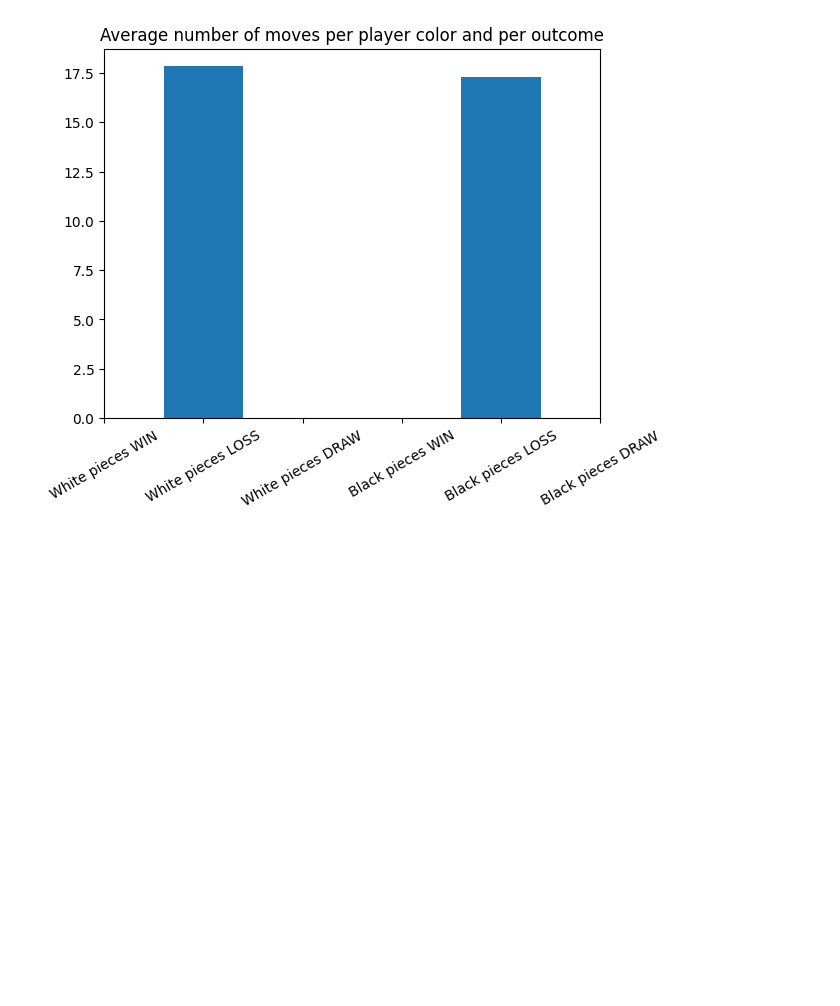
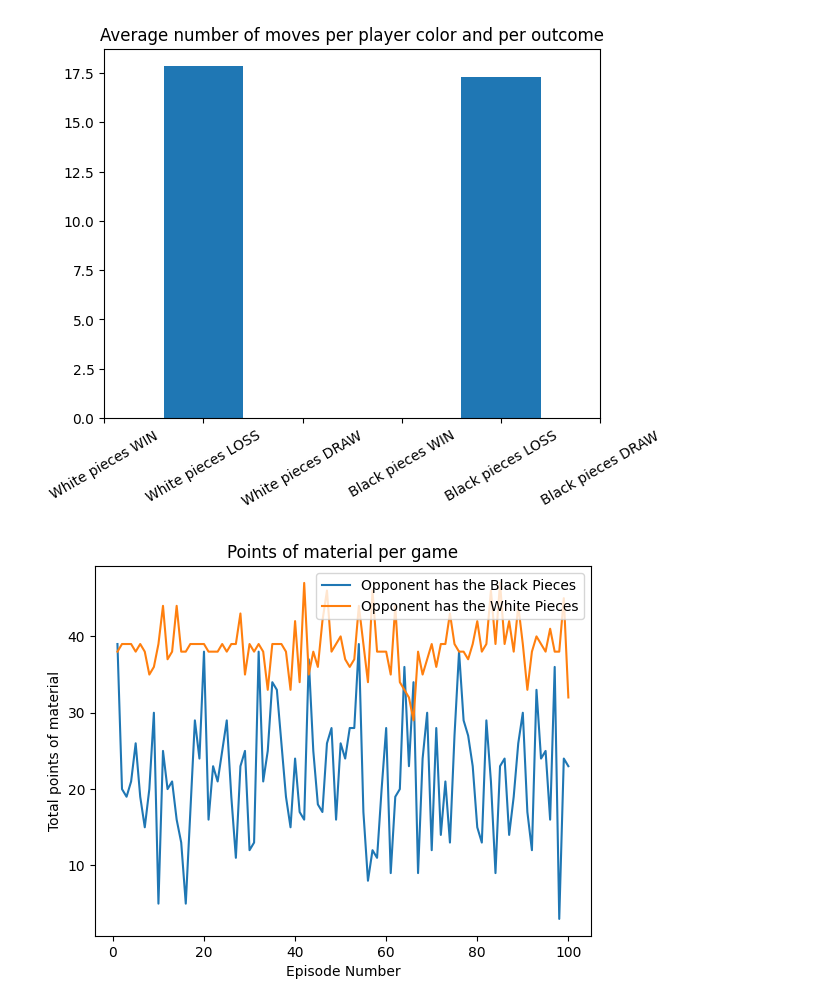
Before and after one commit to inesleonidasrocha/ChessRL23, a Jupyter notebook: RL PROJECT DeepQLearning.ipynb, the cells around one changed output. Cells and saved outputs as stored; diff of their text form; code cells hidden in the pictures; blank space fills up the shorter version.

Commit message:
more visualizations plus points of material

```diff
--- a/RL PROJECT DeepQLearning.ipynb
+++ b/RL PROJECT DeepQLearning.ipynb
@@ -1441,0 +1440,14 @@ df_test.head(3)
+# %%
+def total_opponents_points_left_line_plot(df):
+    df_white, df_black = separate_colors(df)
+    #Comparing the number of moves per game for white and black.
+    y_opp_black = np.array(df_white['opponents_points'])
+    y_opp_white = np.array(df_black['opponents_points'])
+    x = np.arange(1,len(df['EPISODE'].unique())+1)
+    plt.plot(x,y_opp_black, label="Opponent has the Black Pieces")
+    plt.plot(x,y_opp_white, label="Opponent has the White Pieces")
+    plt.legend(loc="upper right")
+    plt.title("Points of material per game")
+    plt.xlabel("Episode Number")
+    plt.ylabel("Total points of material")
+    plt.show()
@@ -1533,3 +1575,7 @@ number_of_moves_dispersion(mcts_white_df)
 average_moves_per_player_per_outcome(mcts_white_df,mcts_black_df)
 # %% [output]
 [figure]
+# %%
+total_opponents_points_left_line_plot(mcts_df)
+# %% [output]
+[figure, added]
```
Also changed, not shown: parts of 17 cells of this notebook.
